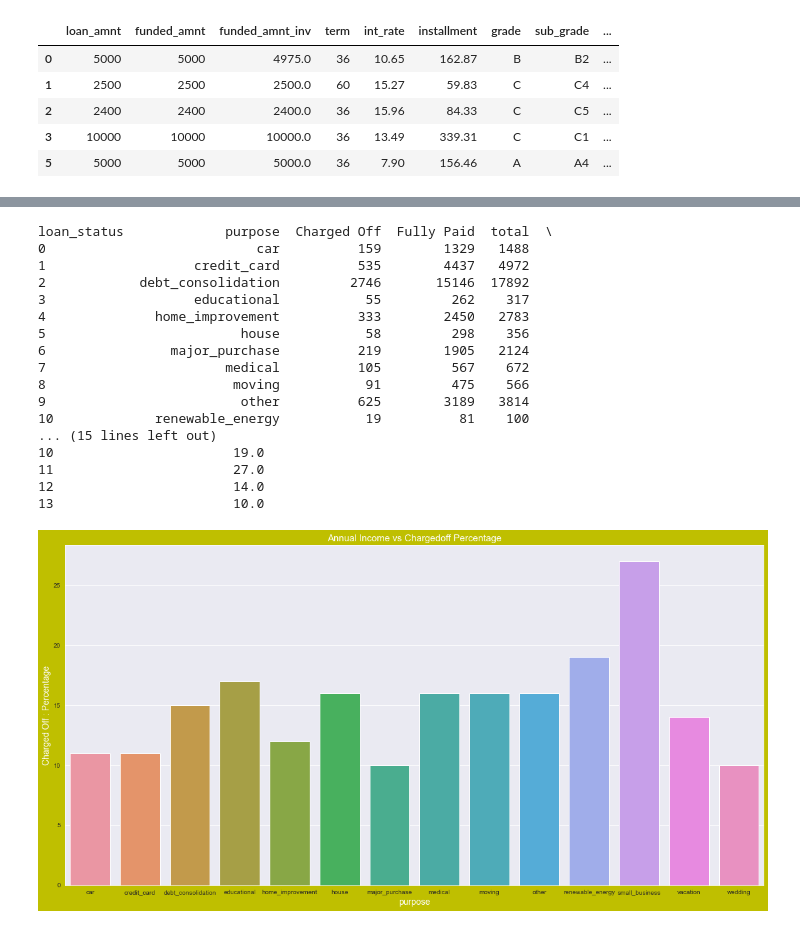
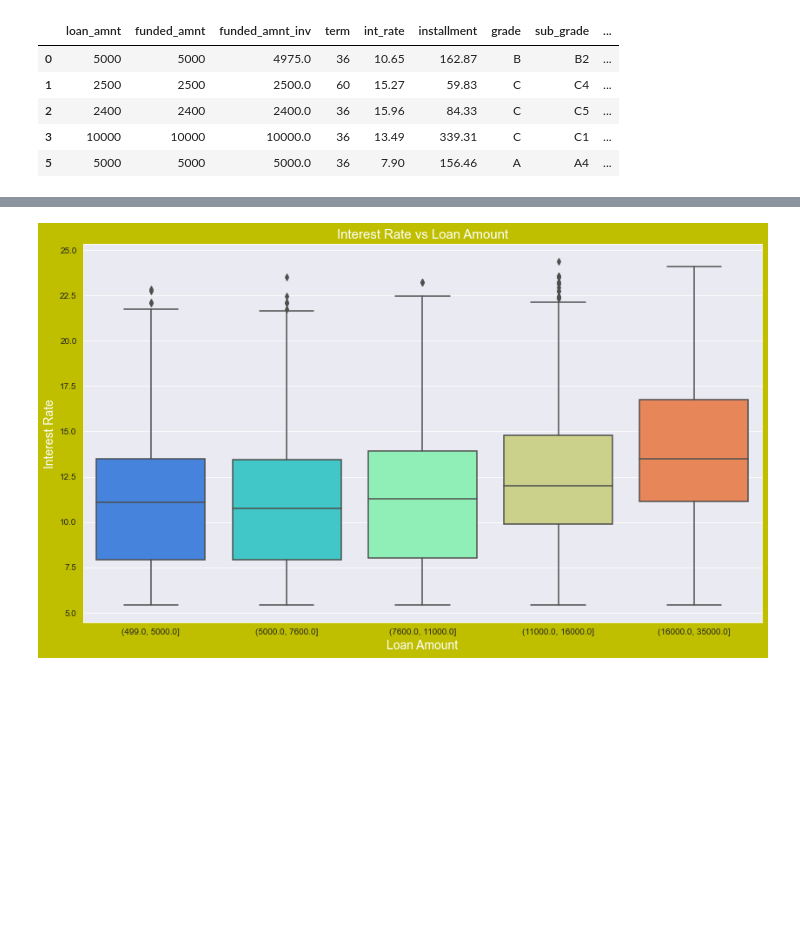
Before and after one commit to swapnilkj89/LendingClubCaseStudy, a Jupyter notebook: Swapnil_kumar_johari.ipynb, the cells around one changed output, grey strips where cells are left out. Saved outputs shown, nothing was run; the diff lists cells and outputs as text; code cells hidden in the pictures; blank space fills up the shorter version.

```diff
--- a/Swapnil_kumar_johari.ipynb
+++ b/Swapnil_kumar_johari.ipynb
@@ -1044,21 +1002,27 @@ loan_status addr_state  Charged Off  Fully Paid   total  %_of_Charged Off
-# %%
-bivariate_continuous_percentage('purpose', 'loan_status', 'Charged Off', 'Annual Income vs Chargedoff Percentage', (20,10))
-# %% [output]
-loan_status             purpose  Charged Off  Fully Paid  total  \
-0                           car          159        1329   1488
-1                   credit_card          535        4437   4972
-2            debt_consolidation         2746       15146  17892
-3                   educational           55         262    317
-4              home_improvement          333        2450   2783
-5                         house           58         298    356
-6                major_purchase          219        1905   2124
-7                       medical          105         567    672
-8                        moving           91         475    566
-9                         other          625        3189   3814
-10             renewable_energy           19          81    100
-... (15 lines left out)
-10                       19.0
-11                       27.0
-12                       14.0
-13                       10.0
-[figure, removed]
+# %%
+# to plot boxplot for continuous features
+def bivariate_continuous(y_axis, x_axis, title, y_label, x_label, figsize= (8,8)):
+    plt.figure(figsize = figsize, facecolor = 'y')
+    a = sns.boxplot(y = y_axis, x = x_axis, data =loan_df,palette='rainbow')
+    a.set_title(title, fontsize = 15, color = 'w')
+    a.set_ylabel(y_label, fontsize = 14, color = 'w')
+    a.set_xlabel(x_label, fontsize = 14, color = 'w')
+    plt.show()
+
+# to plot violinplot for continuous features based on loan Status Feature
+def bivariate_continuous_filter(y_axis, x_axis, title, y_label, x_label, figsize=(8,8)):
+    fig, x = plt.subplots(figsize = figsize)
+    sns.violinplot(data = loan_df, x = x_axis, y = y_axis, hue = 'loan_status', split = True, ax = x,  hue_order = ['Fully Paid','Charged Off'])
+    plt.show()
+
+# to plot for categorical features
+def bivariate_categorical(x_axis, y_axis, title, figsize=(8,6)):
+    fig, x = plt.subplots(figsize = figsize)
+    pt = pd.pivot_table(data = loan_df, values = 'loan_status_boolean', index = y_axis, columns = x_axis)
+    sns.heatmap(pt, ax = x, cmap='PiYG', annot = True)
+    plt.show()
+# %%
+# To Analyse Int_rate vs Loan_amount_bin
+bivariate_continuous('int_rate', 'loan_amnt_bin', 'Interest Rate vs Loan Amount', 'Interest Rate', 'Loan Amount', (14,8))
+# %% [output]
+[figure, added]
```
Also changed, not shown: parts of 63 cells of this notebook.
